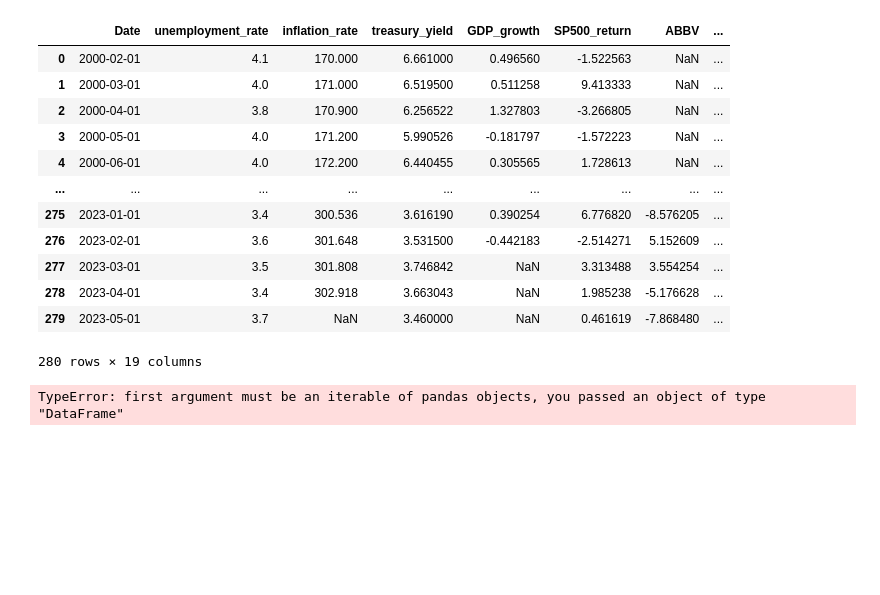
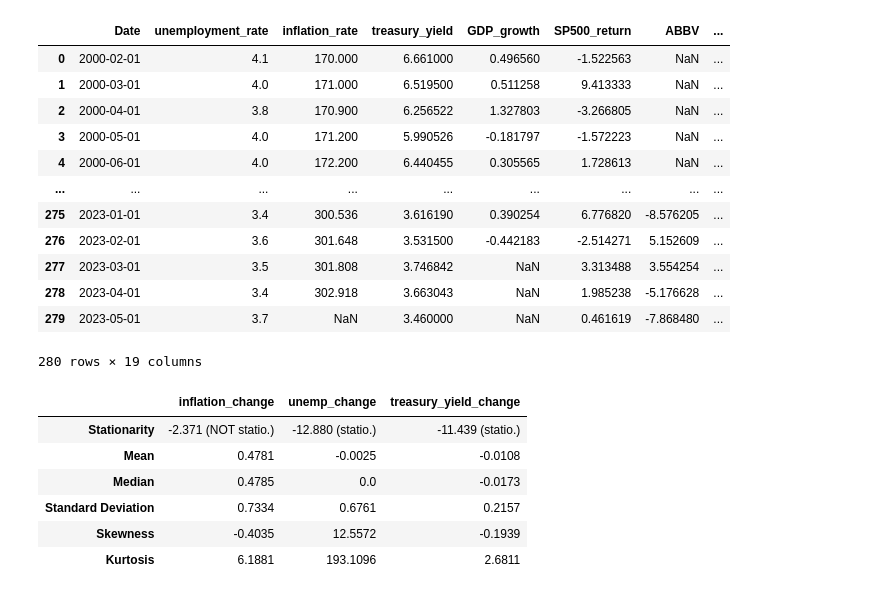
Before and after one commit to TobiPfeiffersGitHub/BSExNovartis_Thesis, a Jupyter notebook: Exploratory Data Analysis/SummaryStats.ipynb, the cells around one changed output. Saved outputs shown, nothing was run; the diff lists cells and outputs as text; code cells hidden in the pictures; blank space fills up the shorter version.

Commit message:
final summary stats

```diff
--- a/Exploratory Data Analysis/SummaryStats.ipynb
+++ b/Exploratory Data Analysis/SummaryStats.ipynb
@@ -267,17 +267,25 @@ data
 # %%
 non_stationary = data[['inflation_change', 'unemp_change', 'treasury_yield_change']]
 
 non_stationary = non_stationary.dropna()
 
+non_stationary
+
 covariates2 = ['inflation_change', 'unemp_change', 'treasury_yield_change']
 
 covs2 = []
 
-for n in non_stationary:
-    df_sum = sanity_check(non_stationary, n)
-    non_stationary.append(df_sum)
+for c in covariates2:
+    df_sum = sanity_check(non_stationary, c)
+    covs2.append(df_sum)
 
-macro2_summary_stats = pd.concat(non_stationary, axis=1)
+macro2_summary_stats = pd.concat(covs2, axis=1)
 macro2_summary_stats
 # %% [output]
-TypeError: first argument must be an iterable of pandas objects, you passed an object of type "DataFrame"
+|  | inflation_change | unemp_change | treasury_yield_change |
+| Stationarity | -2.371 (NOT statio.) | -12.880 (statio.) | -11.439 (statio.) |
+| Mean | 0.4781 | -0.0025 | -0.0108 |
+| Median | 0.4785 | 0.0 | -0.0173 |
+| Standard Deviation | 0.7334 | 0.6761 | 0.2157 |
+| Skewness | -0.4035 | 12.5572 | -0.1939 |
+| Kurtosis | 6.1881 | 193.1096 | 2.6811 |
```
